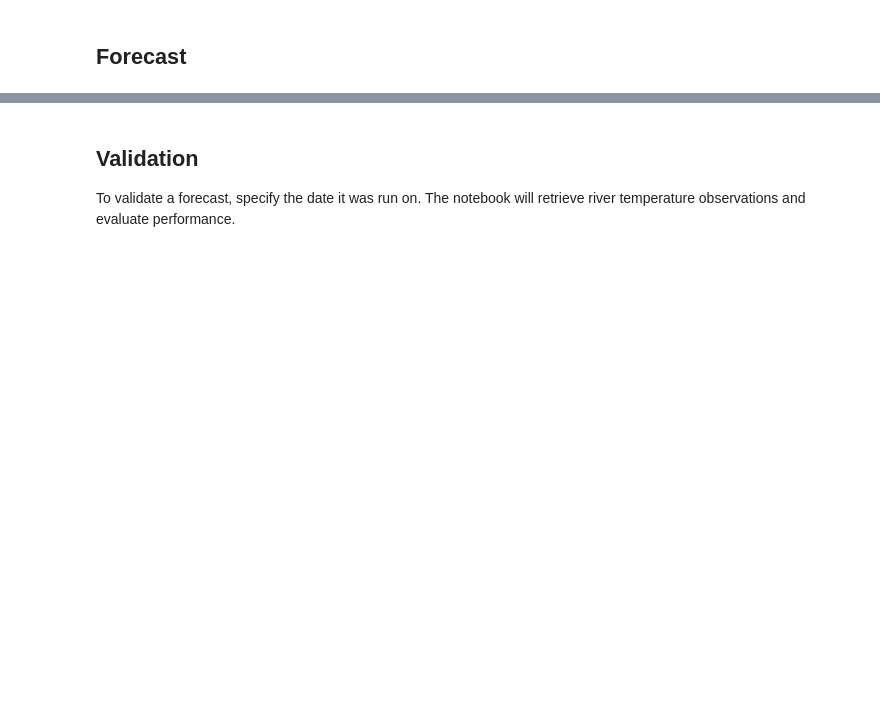
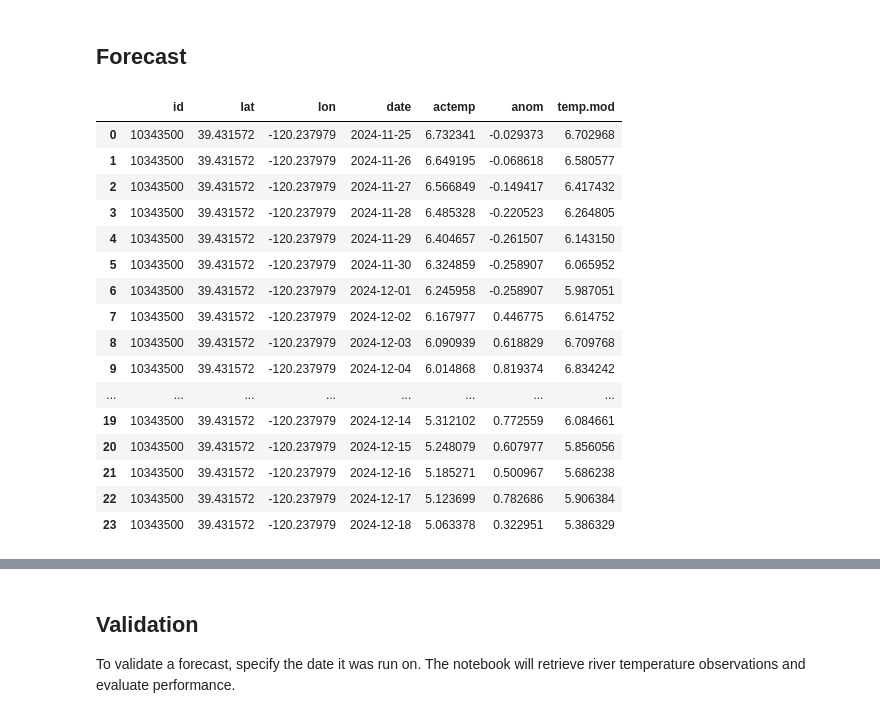
Before and after one commit to mines-ciroh/TempEst-NEWT, a Jupyter notebook: forecast.ipynb, the cells around one changed output, grey strips where cells are left out. Saved outputs shown, nothing was run; the diff lists cells and outputs as text; code cells hidden in the pictures; blank space fills up the shorter version.

```diff
--- a/forecast.ipynb
+++ b/forecast.ipynb
@@ -46,8 +48,28 @@ We are assuming the pour point is a USGS gage (which is not necessary).  If it h
 # %% [markdown]
 ## Forecast
 # %%
-forecast = run_forecast(model, site, basepath)
+site = "10343500"
+model = NEXT.NEXT.from_pickle("coefs.pickle")
+forecast = run_forecast(model, site, basepath, gribs)
 forecast
+# %% [output]
+|  | id | lat | lon | date | actemp | anom | temp.mod |
+| 0 | 10343500 | 39.431572 | -120.237979 | 2024-11-25 | 6.732341 | -0.029373 | 6.702968 |
+| 1 | 10343500 | 39.431572 | -120.237979 | 2024-11-26 | 6.649195 | -0.068618 | 6.580577 |
+| 2 | 10343500 | 39.431572 | -120.237979 | 2024-11-27 | 6.566849 | -0.149417 | 6.417432 |
+| 3 | 10343500 | 39.431572 | -120.237979 | 2024-11-28 | 6.485328 | -0.220523 | 6.264805 |
+| 4 | 10343500 | 39.431572 | -120.237979 | 2024-11-29 | 6.404657 | -0.261507 | 6.143150 |
+| 5 | 10343500 | 39.431572 | -120.237979 | 2024-11-30 | 6.324859 | -0.258907 | 6.065952 |
+| 6 | 10343500 | 39.431572 | -120.237979 | 2024-12-01 | 6.245958 | -0.258907 | 5.987051 |
+| 7 | 10343500 | 39.431572 | -120.237979 | 2024-12-02 | 6.167977 | 0.446775 | 6.614752 |
+| 8 | 10343500 | 39.431572 | -120.237979 | 2024-12-03 | 6.090939 | 0.618829 | 6.709768 |
+| 9 | 10343500 | 39.431572 | -120.237979 | 2024-12-04 | 6.014868 | 0.819374 | 6.834242 |
+| ... | ... | ... | ... | ... | ... | ... | ... |
+| 19 | 10343500 | 39.431572 | -120.237979 | 2024-12-14 | 5.312102 | 0.772559 | 6.084661 |
+| 20 | 10343500 | 39.431572 | -120.237979 | 2024-12-15 | 5.248079 | 0.607977 | 5.856056 |
+| 21 | 10343500 | 39.431572 | -120.237979 | 2024-12-16 | 5.185271 | 0.500967 | 5.686238 |
+| 22 | 10343500 | 39.431572 | -120.237979 | 2024-12-17 | 5.123699 | 0.782686 | 5.906384 |
+| 23 | 10343500 | 39.431572 | -120.237979 | 2024-12-18 | 5.063378 | 0.322951 | 5.386329 |
 # %%
 # Plot the forecast
 forecast.plot(x="date", y="temp.mod", layout="compressed")
```
Also changed, not shown: parts of 5 cells of this notebook, 1 other file.
